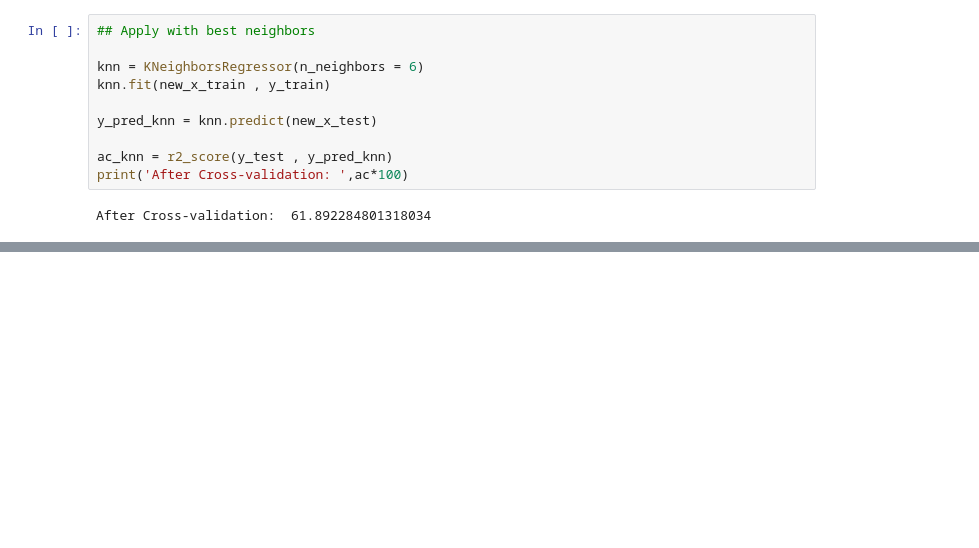
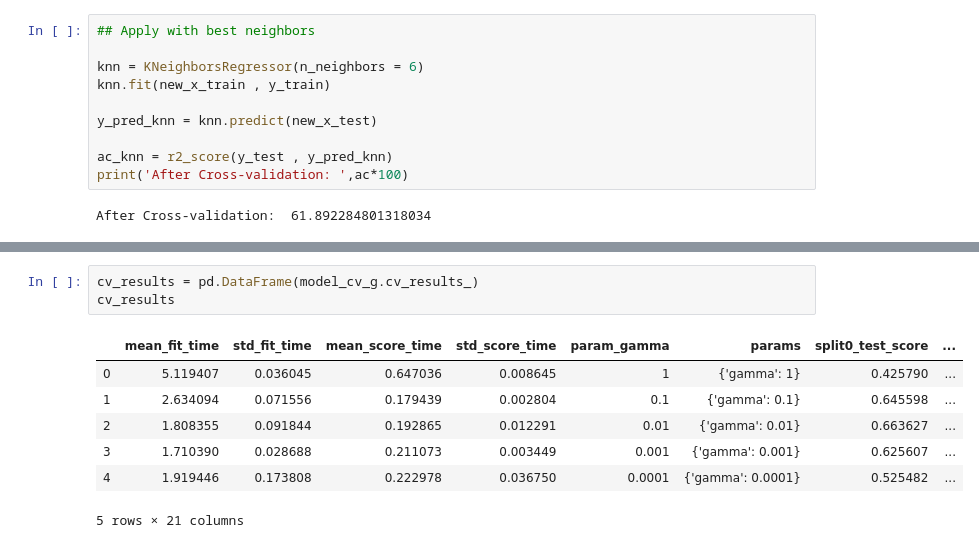
Before and after one commit to LIMON100/Rainfall-in-Bangladesh, a Jupyter notebook: Rainfall.ipynb, the cells around one changed output, grey strips where cells are left out. Saved outputs shown, nothing was run; the diff lists cells and outputs as text; blank space fills up the shorter version.

```diff
--- a/Rainfall.ipynb
+++ b/Rainfall.ipynb
@@ -435,0 +504,11 @@ After Cross-validation:  61.892284801318034
+# %%
+cv_results = pd.DataFrame(model_cv_g.cv_results_)
+cv_results
+# %% [output]
+|  | mean_fit_time | std_fit_time | mean_score_time | std_score_time | param_gamma | params | split0_test_score | ... |
+| 0 | 5.119407 | 0.036045 | 0.647036 | 0.008645 | 1 | {'gamma': 1} | 0.425790 | ... |
+| 1 | 2.634094 | 0.071556 | 0.179439 | 0.002804 | 0.1 | {'gamma': 0.1} | 0.645598 | ... |
+| 2 | 1.808355 | 0.091844 | 0.192865 | 0.012291 | 0.01 | {'gamma': 0.01} | 0.663627 | ... |
+| 3 | 1.710390 | 0.028688 | 0.211073 | 0.003449 | 0.001 | {'gamma': 0.001} | 0.625607 | ... |
+| 4 | 1.919446 | 0.173808 | 0.222978 | 0.036750 | 0.0001 | {'gamma': 0.0001} | 0.525482 | ... |
+5 rows × 21 columns
```
Also changed, not shown: parts of 15 cells of this notebook.
